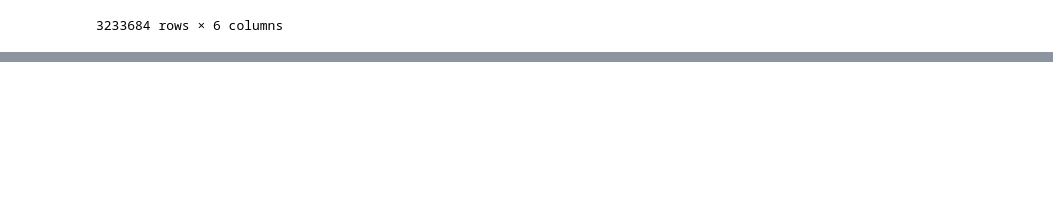
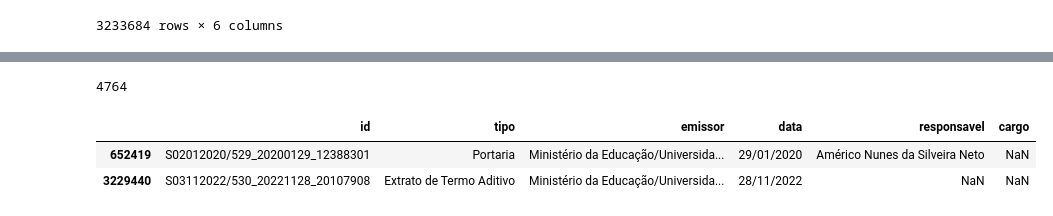
Before and after one commit to drausio/tcc_dsa_usp_esalq, a Jupyter notebook: resultados-preliminares/04_ConstrucaoDosGrafos.ipynb, the cells around one changed output, grey strips where cells are left out. Saved outputs shown, nothing was run; the diff lists cells and outputs as text; code cells hidden in the pictures; blank space fills up the shorter version.

```diff
--- a/resultados-preliminares/04_ConstrucaoDosGrafos.ipynb
+++ b/resultados-preliminares/04_ConstrucaoDosGrafos.ipynb
@@ -354,0 +349,12 @@ IGRAPH DN-- 0 0 -- Unidades Organizacionais da Administração Pública - 2019
+# %%
+df_filtro = big_frame[big_frame["emissor"].str.contains('Ministério da Educação')]
+df_filtro = df_filtro[df_filtro["emissor"].str.contains('Universidade')]
+df_filtro = df_filtro[df_filtro["emissor"].str.contains('Federal de Jataí')]
+print(df_filtro.size)
+df = df_filtro.iloc[[0, -1]]
+df
+# %% [output]
+4764
+|  | id | tipo | emissor | data | responsavel | cargo |
+| 652419 | S02012020/529_20200129_12388301 | Portaria | Ministério da Educação/Universida... | 29/01/2020 | Américo Nunes da Silveira Neto | NaN |
+| 3229440 | S03112022/530_20221128_20107908 | Extrato de Termo Aditivo | Ministério da Educação/Universida... | 28/11/2022 | NaN | NaN |
```
Also changed, not shown: parts of 32 cells of this notebook, 18 other files.
